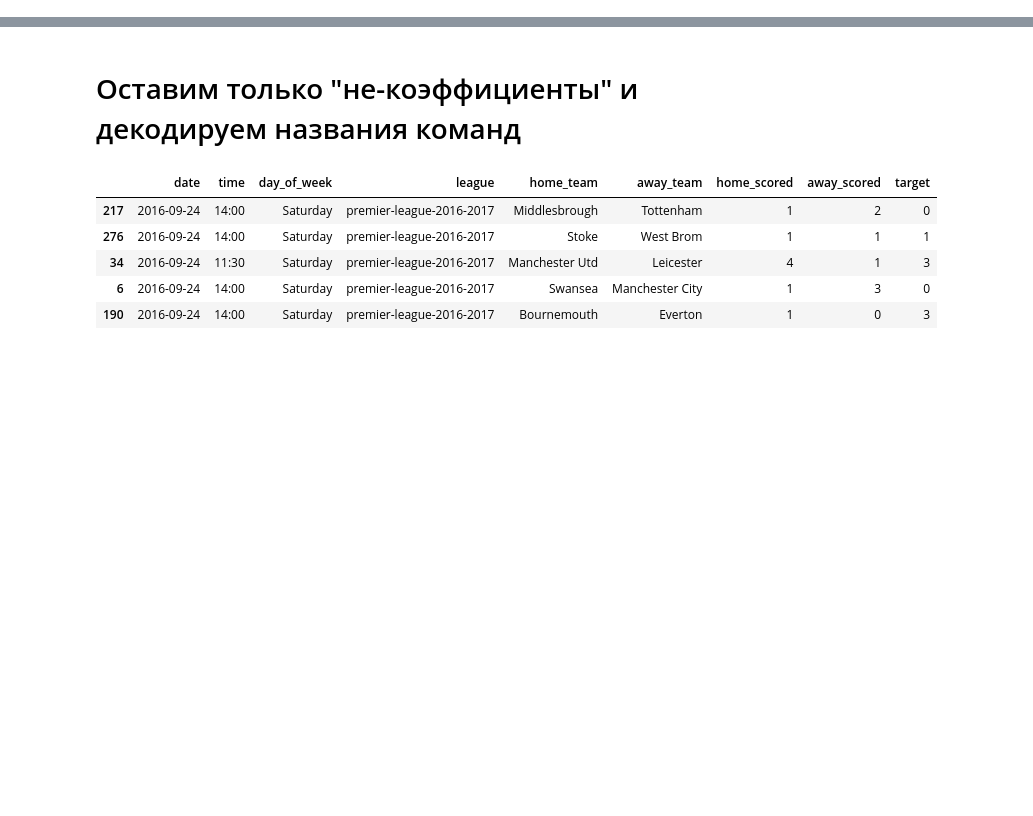
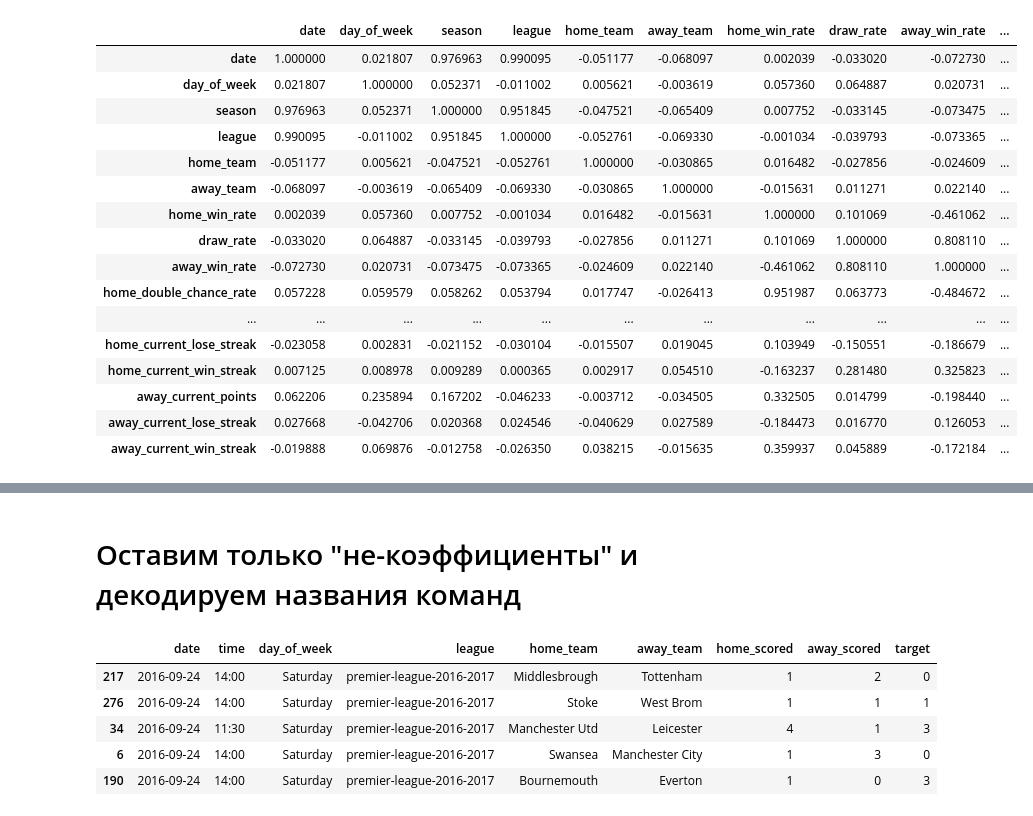
Before and after one commit to macroslav/bets-model, a Jupyter notebook: Bets pipeline.ipynb, the cells around one changed output, grey strips where cells are left out. Saved outputs shown, nothing was run; the diff lists cells and outputs as text; code cells hidden in the pictures; blank space fills up the shorter version.

```diff
--- a/Bets pipeline.ipynb
+++ b/Bets pipeline.ipynb
@@ -86,0 +149,21 @@ test.head()
+# %%
+corr_df = train.corr()
+corr_df.style.background_gradient(cmap='Reds')
+# %% [output]
+|  | date | day_of_week | season | league | home_team | away_team | home_win_rate | draw_rate | away_win_rate | ... |
+| date | 1.000000 | 0.021807 | 0.976963 | 0.990095 | -0.051177 | -0.068097 | 0.002039 | -0.033020 | -0.072730 | ... |
+| day_of_week | 0.021807 | 1.000000 | 0.052371 | -0.011002 | 0.005621 | -0.003619 | 0.057360 | 0.064887 | 0.020731 | ... |
+| season | 0.976963 | 0.052371 | 1.000000 | 0.951845 | -0.047521 | -0.065409 | 0.007752 | -0.033145 | -0.073475 | ... |
+| league | 0.990095 | -0.011002 | 0.951845 | 1.000000 | -0.052761 | -0.069330 | -0.001034 | -0.039793 | -0.073365 | ... |
+| home_team | -0.051177 | 0.005621 | -0.047521 | -0.052761 | 1.000000 | -0.030865 | 0.016482 | -0.027856 | -0.024609 | ... |
+| away_team | -0.068097 | -0.003619 | -0.065409 | -0.069330 | -0.030865 | 1.000000 | -0.015631 | 0.011271 | 0.022140 | ... |
+| home_win_rate | 0.002039 | 0.057360 | 0.007752 | -0.001034 | 0.016482 | -0.015631 | 1.000000 | 0.101069 | -0.461062 | ... |
+| draw_rate | -0.033020 | 0.064887 | -0.033145 | -0.039793 | -0.027856 | 0.011271 | 0.101069 | 1.000000 | 0.808110 | ... |
+| away_win_rate | -0.072730 | 0.020731 | -0.073475 | -0.073365 | -0.024609 | 0.022140 | -0.461062 | 0.808110 | 1.000000 | ... |
+| home_double_chance_rate | 0.057228 | 0.059579 | 0.058262 | 0.053794 | 0.017747 | -0.026413 | 0.951987 | 0.063773 | -0.484672 | ... |
+| ... | ... | ... | ... | ... | ... | ... | ... | ... | ... | ... |
+| home_current_lose_streak | -0.023058 | 0.002831 | -0.021152 | -0.030104 | -0.015507 | 0.019045 | 0.103949 | -0.150551 | -0.186679 | ... |
+| home_current_win_streak | 0.007125 | 0.008978 | 0.009289 | 0.000365 | 0.002917 | 0.054510 | -0.163237 | 0.281480 | 0.325823 | ... |
+| away_current_points | 0.062206 | 0.235894 | 0.167202 | -0.046233 | -0.003712 | -0.034505 | 0.332505 | 0.014799 | -0.198440 | ... |
+| away_current_lose_streak | 0.027668 | -0.042706 | 0.020368 | 0.024546 | -0.040629 | 0.027589 | -0.184473 | 0.016770 | 0.126053 | ... |
+| away_current_win_streak | -0.019888 | 0.069876 | -0.012758 | -0.026350 | 0.038215 | -0.015635 | 0.359937 | 0.045889 | -0.172184 | ... |
```
Also changed, not shown: parts of 69 cells of this notebook, 5 other files.
